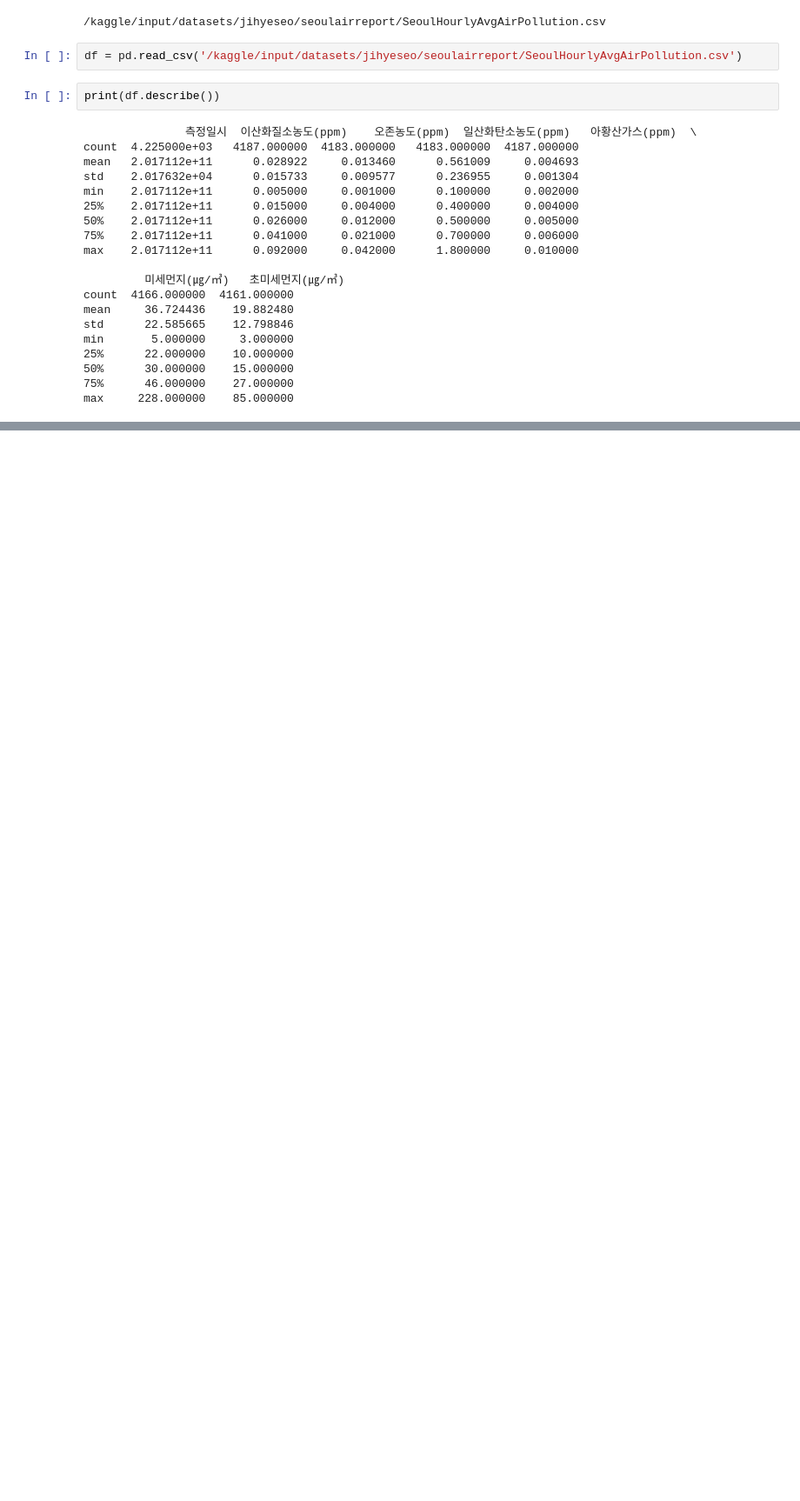
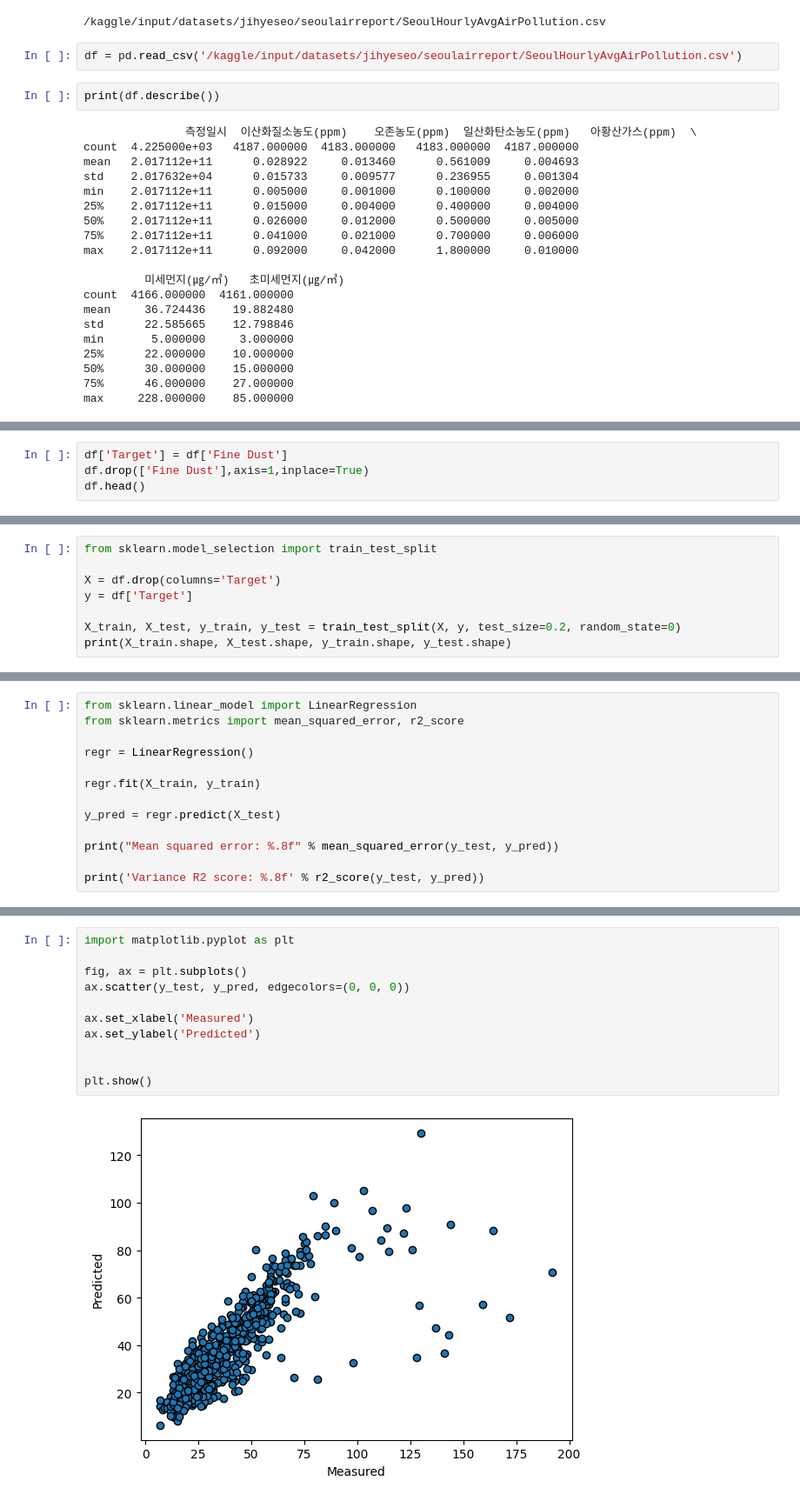
Before and after one commit to howonJeong/MAICON26, a Jupyter notebook: ds-air-pollution-in-seoul.ipynb, the cells around one changed output, grey strips where cells are left out. Shown at 87% size. Saved outputs shown, nothing was run; the diff lists cells and outputs as text; blank space fills up the shorter version.

```diff
--- a/ds-air-pollution-in-seoul.ipynb
+++ b/ds-air-pollution-in-seoul.ipynb
@@ -92,0 +98,4 @@ print(len(altered)-len(cleaned))
+# %%
+df['Target'] = df['Fine Dust']
+df.drop(['Fine Dust'],axis=1,inplace=True)
+df.head()
@@ -92,0 +110,8 @@ print(len(altered)-len(cleaned))
+# %%
+from sklearn.model_selection import train_test_split
+
+X = df.drop(columns='Target')
+y = df['Target']
+
+X_train, X_test, y_train, y_test = train_test_split(X, y, test_size=0.2, random_state=0)
+print(X_train.shape, X_test.shape, y_train.shape, y_test.shape)
@@ -92,0 +120,13 @@ print(len(altered)-len(cleaned))
+# %%
+from sklearn.linear_model import LinearRegression
+from sklearn.metrics import mean_squared_error, r2_score
+
+regr = LinearRegression()
+
+regr.fit(X_train, y_train)
+
+y_pred = regr.predict(X_test)
+
+print("Mean squared error: %.8f" % mean_squared_error(y_test, y_pred))
+
+print('Variance R2 score: %.8f' % r2_score(y_test, y_pred))
@@ -92,0 +136,13 @@ print(len(altered)-len(cleaned))
+# %%
+import matplotlib.pyplot as plt
+
+fig, ax = plt.subplots()
+ax.scatter(y_test, y_pred, edgecolors=(0, 0, 0))
+
+ax.set_xlabel('Measured')
+ax.set_ylabel('Predicted')
+
+
+plt.show()
+# %% [output]
+[figure, added]
```
Also changed, not shown: parts of 12 cells of this notebook.
